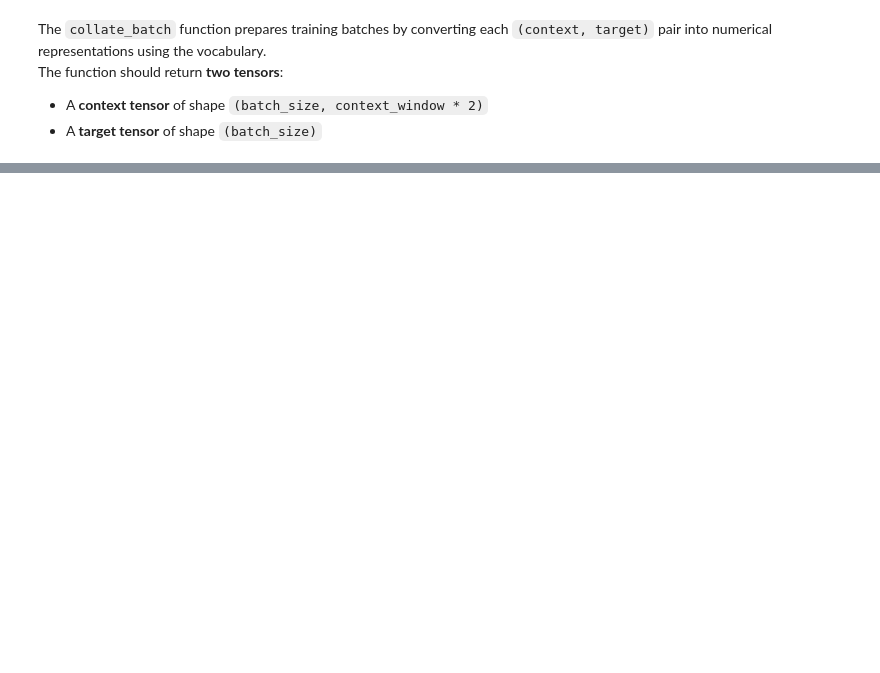
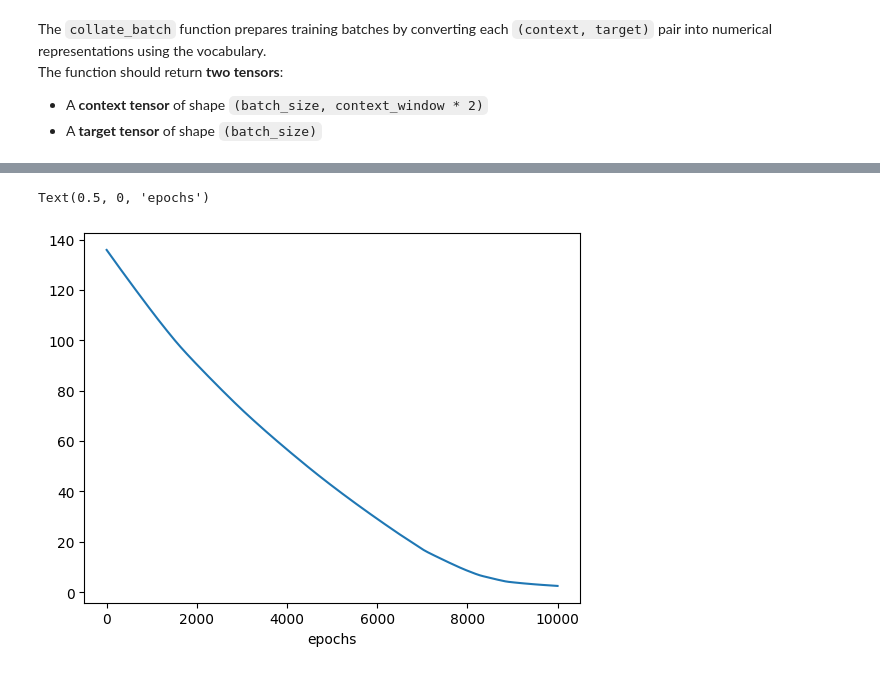
Before and after one commit to jkaspereit/jonas-ml-lab, a Jupyter notebook: notebooks/transformers/03_word2vec.ipynb, the cells around one changed output, grey strips where cells are left out. Cells and saved outputs as stored; diff of their text form; code cells hidden in the pictures; blank space fills up the shorter version.

```diff
--- a/notebooks/transformers/03_word2vec.ipynb
+++ b/notebooks/transformers/03_word2vec.ipynb
@@ -112,15 +112,19 @@ device = torch.device("cuda" if torch.cuda.is_available() else "cpu")
 def collate_batch(batch):
     context_list, target_list = [], []
     for context, target in batch:
-        _context = torch.tensor(text_pipeline(context), dtype=torch.int64)
-        context_list.append(_context)
+        context_list.append(text_pipeline(list(context)))
         target_list.append(vocab[target])
 
-    context_tensor = torch.cat(context_list).to(device)
+    context_tensor = torch.tensor(context_list,dtype=torch.int64).to(device)
     target_tensor = torch.tensor(target_list, dtype=torch.int64).to(device)
 
     return context_tensor, target_tensor
 
 # Demonstration
 context_tensor, target_tensor = collate_batch(training_data[:5])
-print(
+print(context_tensor, target_tensor)
+
+def decode_context(tensor):
+    return [[vocab.lookup_token(idx) for idx in context] for context in tensor]
+
+print(decode_context(context_tensor))
@@ -126,0 +146,8 @@ print(
+# %%
+from torch.utils.data import DataLoader
+
+BATCH_SIZE = 12
+
+cbow_dataloader = DataLoader(training_data, batch_size=BATCH_SIZE, shuffle=True, collate_fn=collate_batch)
+
+print(cbow_dataloader)
@@ -126,0 +236,51 @@ print(
+# %%
+from copy import deepcopy
+from tqdm import tqdm
+
+def train_model(model, dataloader, loss_fn = nn.CrossEntropyLoss(), num_epochs=10_000):
+    epoch_losses = []
+    best_loss = float('inf')
+    best_model = None
+
+    # SGD optimizes/updates the parameters of the model; lr (learning rate)
+    optimizer = torch.optim.SGD(model.parameters(), lr=0.001)
+
+    # training loop; tqdm adds a nice progress bar in the console
+    for epoch in tqdm(range(num_epochs)):
+        running_loss = 0.0
+
+        for batch in dataloader:
+            context, target = batch
+            predicted = model(context)
+            # calculate the loss
+            loss = loss_fn(predicted, target)
+            running_loss += loss.item()
+            # performs backprogpagation → now each parameter p has p.grad filled
+            loss.backward()
+            # common regularization technique
+            # looks at all p.grad and scales down the gradients proportionally (typical values are 0.1,1,5,10)
+            torch.nn.utils.clip_grad_norm_(model.parameters(), 1.0)
+            # uses p.grad to update the parameters p
+            optimizer.step()
+
+            # save model state if this epoch is the best so far
+            if running_loss < best_loss:
+                best_loss = running_loss
+                best_model = deepcopy(model.state_dict())
+
+        epoch_losses.append(running_loss/len(dataloader))
+
+    # load best model
+    model.load_state_dict(best_model)
+
+    return model, epoch_losses
+
+model, epoch_losses = train_model(cbow_model, cbow_dataloader)
+
+# plot loss values
+import matplotlib.pyplot as plt
+plt.plot(epoch_losses)
+plt.xlabel("epochs")
+# %% [output]
+Text(0.5, 0, 'epochs')
+[figure, added]
```
Also changed, not shown: parts of 10 cells of this notebook, 4 other files.
